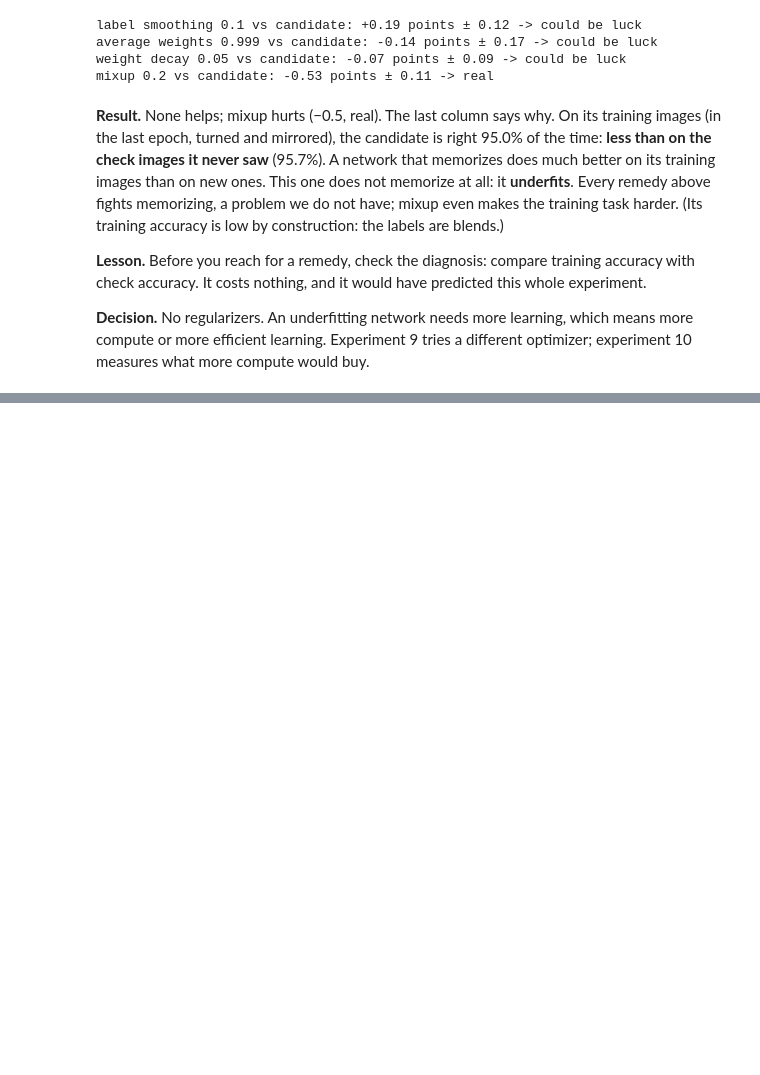
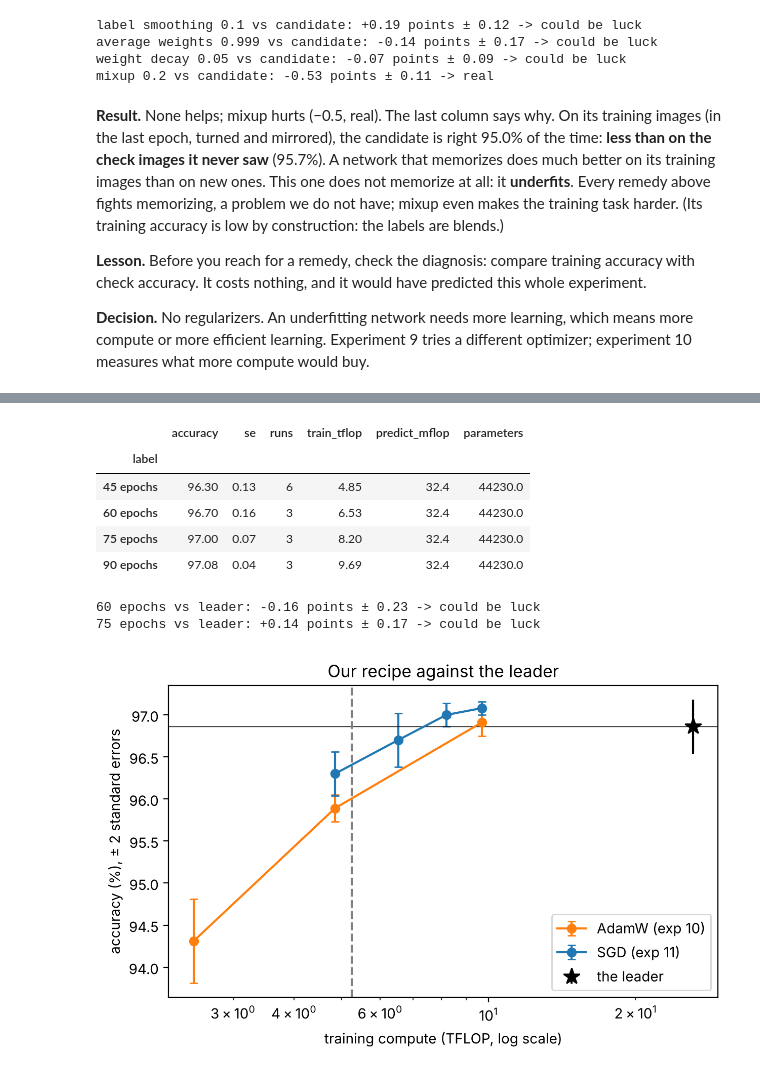
Before and after one commit to dewansa/undefined-eurosat, a Jupyter notebook: submissions/demo2/2-climb.ipynb, the cells around one changed output, grey strips where cells are left out. Cells and saved outputs as stored; diff of their text form; code cells hidden in the pictures; blank space fills up the shorter version.

```diff
--- a/submissions/demo2/2-climb.ipynb
+++ b/submissions/demo2/2-climb.ipynb
@@ -544,0 +555,9 @@ optimizer; experiment 10 measures what more compute would buy.
+# %%
+opt = lab.load("9-optimizer")
+table9 = lab.summary(opt).drop(columns="sd")
+table9["training accuracy"] = (
+    opt.groupby("label", sort=False)["train_accuracy"].mean() * 100
+).round(2)
+display(table9)
+for label in table9.index[1:]:
+    print(lab.compare(opt, "candidate (AdamW, lr 0.024)", label))
@@ -544,0 +591,3 @@ optimizer; experiment 10 measures what more compute would buy.
+# %%
+more = lab.load("10-budget")
+display(lab.summary(more).drop(columns="sd"))
@@ -544,0 +617,47 @@ optimizer; experiment 10 measures what more compute would buy.
+# %%
+sgd = lab.load("11-sgd-budget")
+display(lab.summary(sgd).drop(columns="sd"))
+print(lab.compare(pd.concat([sgd, leader]), "leader", "60 epochs"))
+print(lab.compare(pd.concat([sgd, leader]), "leader", "75 epochs"))
+
+fig, ax = plt.subplots(figsize=(7, 4))
+for name, table, color in (
+    ("AdamW (exp 10)", lab.load("10-budget"), "tab:orange"),
+    ("SGD (exp 11)", sgd, "tab:blue"),
+):
+    s = lab.summary(table).sort_values("train_tflop")
+    ax.errorbar(
+        s["train_tflop"],
+        s["accuracy"],
+        yerr=2 * s["se"],
+        fmt="o-",
+        capsize=3,
+        color=color,
+        label=name,
+    )
+ax.errorbar(
+    lead["train_tflop"],
+    lead["accuracy"],
+    yerr=2 * lead["se"],
+    fmt="k*",
+    markersize=12,
+    label="the leader",
+)
+ax.axhline(lead["accuracy"], color="black", linewidth=0.5)
+ax.axvline(26.22 / 5, color="gray", linestyle="--")
+ax.set_xscale("log")
+ax.set_xlabel("training compute (TFLOP, log scale)")
+ax.set_ylabel("accuracy (%), ± 2 standard errors")
+ax.set_title("Our recipe against the leader")
+ax.legend()
+plt.show()
+# %% [output]
+|  | accuracy | se | runs | train_tflop | predict_mflop | parameters |
+| label |  |  |  |  |  |  |
+| 45 epochs | 96.30 | 0.13 | 6 | 4.85 | 32.4 | 44230.0 |
+| 60 epochs | 96.70 | 0.16 | 3 | 6.53 | 32.4 | 44230.0 |
+| 75 epochs | 97.00 | 0.07 | 3 | 8.20 | 32.4 | 44230.0 |
+| 90 epochs | 97.08 | 0.04 | 3 | 9.69 | 32.4 | 44230.0 |
+60 epochs vs leader: -0.16 points ± 0.23 -> could be luck
+75 epochs vs leader: +0.14 points ± 0.17 -> could be luck
+[figure, added]
```
Also changed, not shown: parts of 10 cells of this notebook, 4 other files.
